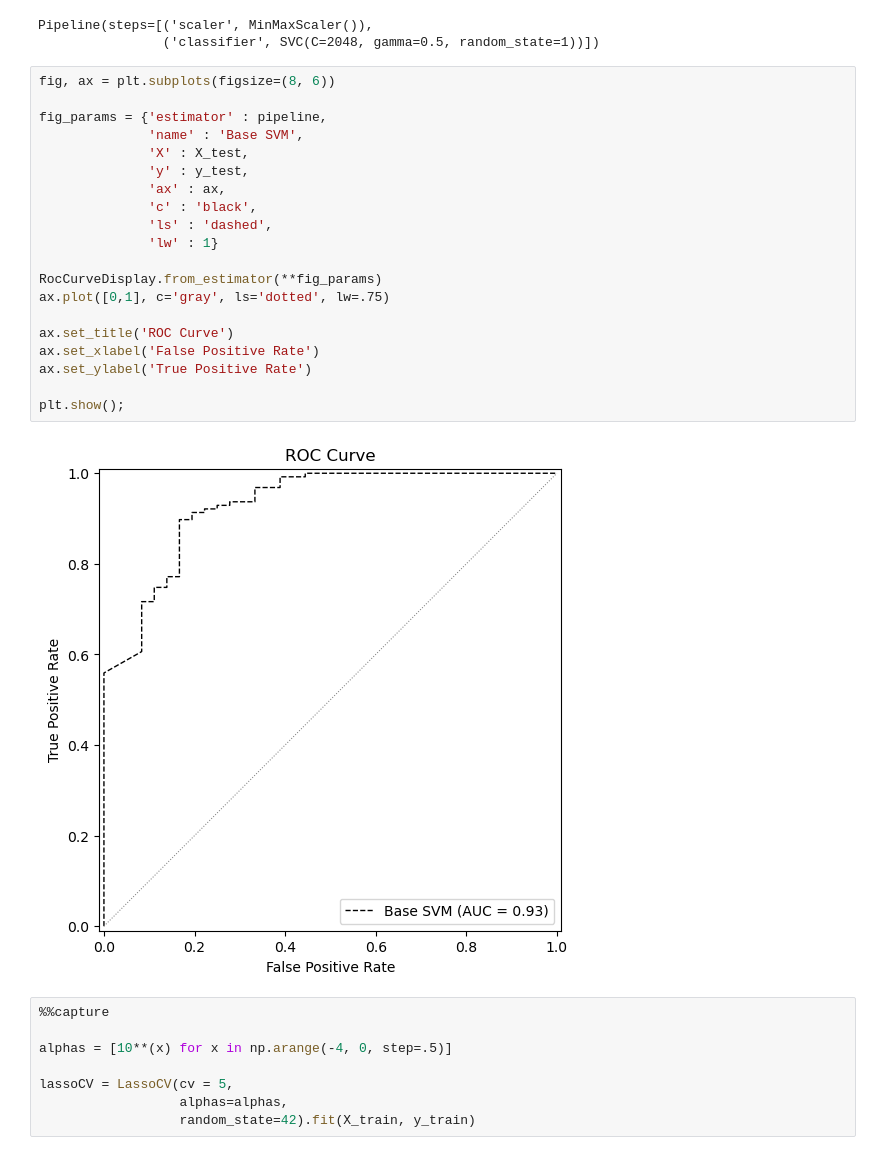
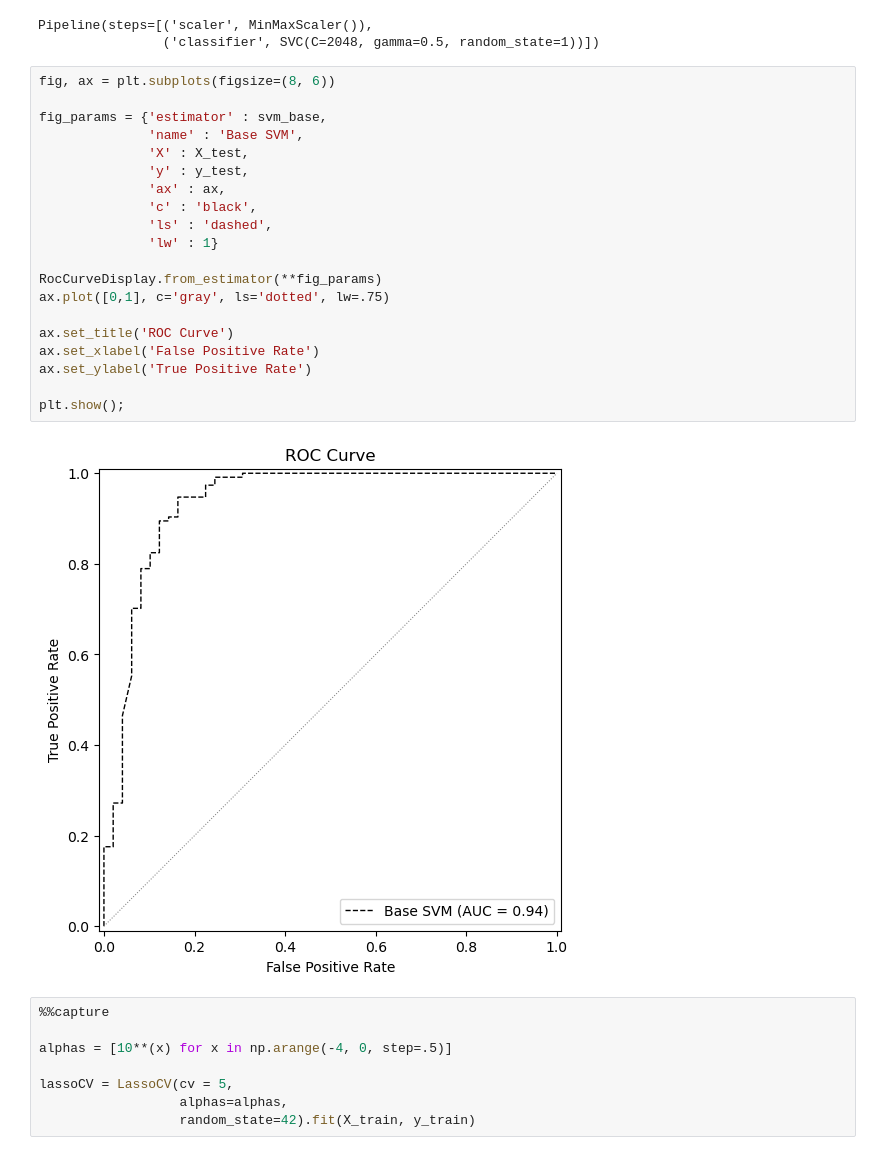
Before and after one commit to wvirany/microbiome, a Jupyter notebook: microbiome.ipynb, the cells around one changed output. Saved outputs shown, nothing was run; the diff lists cells and outputs as text.

```diff
--- a/microbiome.ipynb
+++ b/microbiome.ipynb
@@ -128,25 +128,25 @@ Pipeline(steps=[('scaler', MinMaxScaler()),
 # %%
 fig, ax = plt.subplots(figsize=(8, 6))
 
-fig_params = {'estimator' : pipeline,
+fig_params = {'estimator' : svm_base,
               'name' : 'Base SVM',
               'X' : X_test,
               'y' : y_test,
               'ax' : ax,
               'c' : 'black',
               'ls' : 'dashed',
               'lw' : 1}
 
 RocCurveDisplay.from_estimator(**fig_params)
 ax.plot([0,1], c='gray', ls='dotted', lw=.75)
 
 ax.set_title('ROC Curve')
 ax.set_xlabel('False Positive Rate')
 ax.set_ylabel('True Positive Rate')
 
 plt.show();
 # %% [output]
-[figure, old version]
+[figure, new version]
 # %%
 %%capture
 
```
Also changed, not shown: parts of 15 cells of this notebook, 1 other file.
